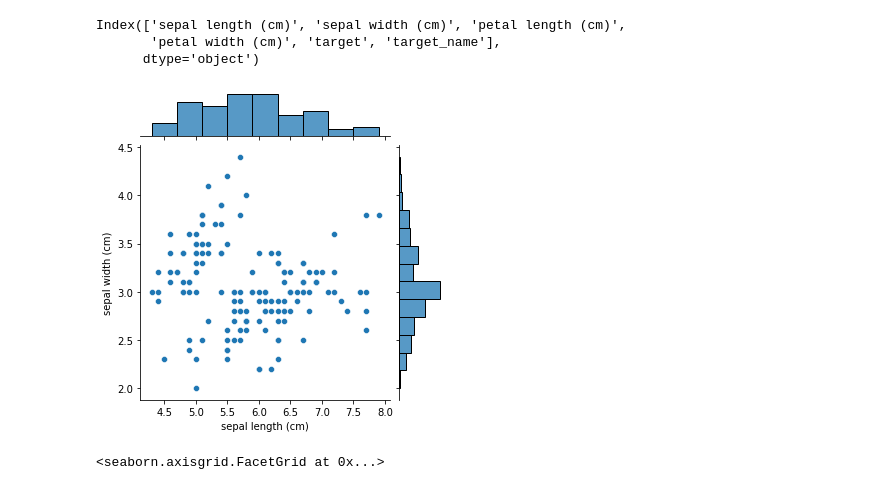
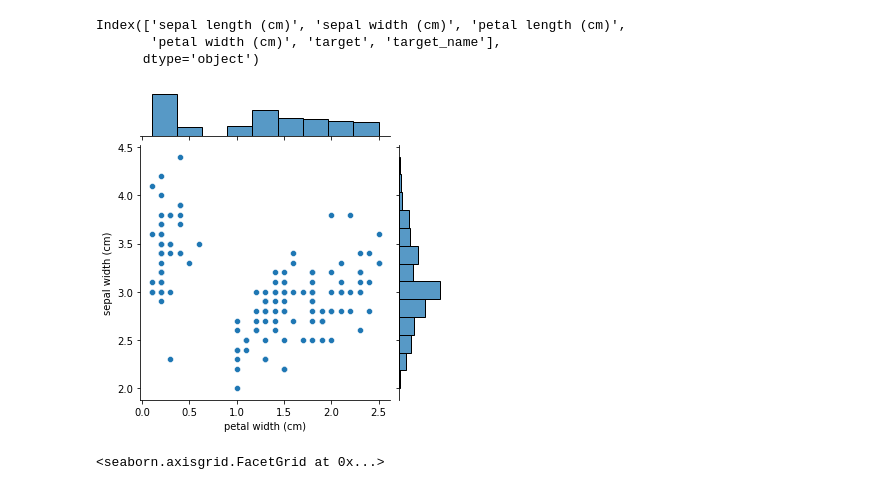
Before and after one commit to gryslik/cse5243, a Jupyter notebook: course_materials/lecture_examples/Iris_plots.ipynb, the cells around one changed output. Saved outputs shown, nothing was run; the diff lists cells and outputs as text; code cells hidden in the pictures.

```diff
--- a/course_materials/lecture_examples/Iris_plots.ipynb
+++ b/course_materials/lecture_examples/Iris_plots.ipynb
@@ -33,9 +33,9 @@ Index(['sepal length (cm)', 'sepal width (cm)', 'petal length (cm)',
        'petal width (cm)', 'target', 'target_name'],
       dtype='object')
 # %%
-j=sns.jointplot(x='sepal length (cm)',y='sepal width (cm)',data=df,height=5)
+j=sns.jointplot(x='petal width (cm)',y='sepal width (cm)',data=df,height=5)
 # %% [output]
-[figure, old version]
+[figure, new version]
 # %%
 import matplotlib.pyplot as plt
 %matplotlib inline
```
Also changed, not shown: 2 other files.
